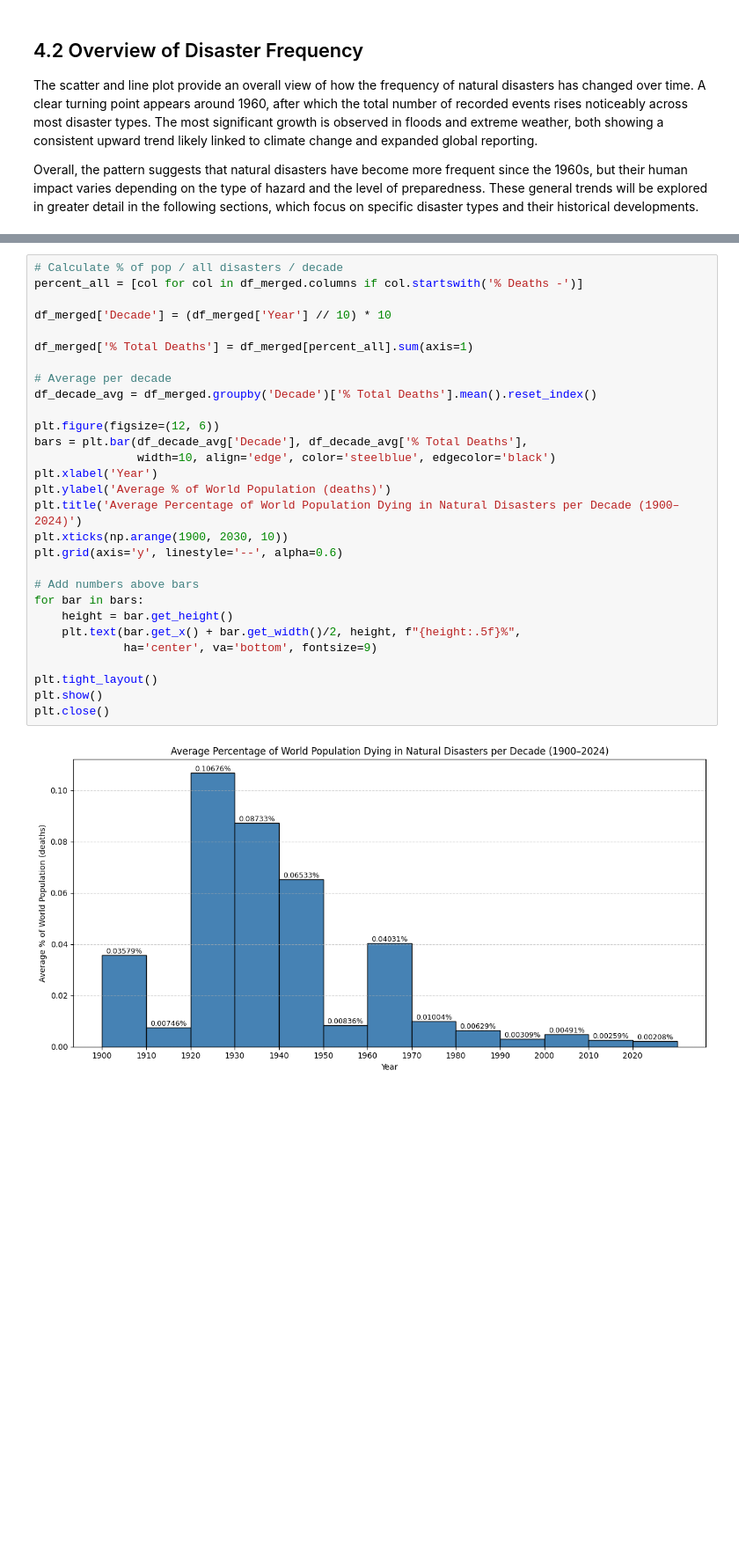
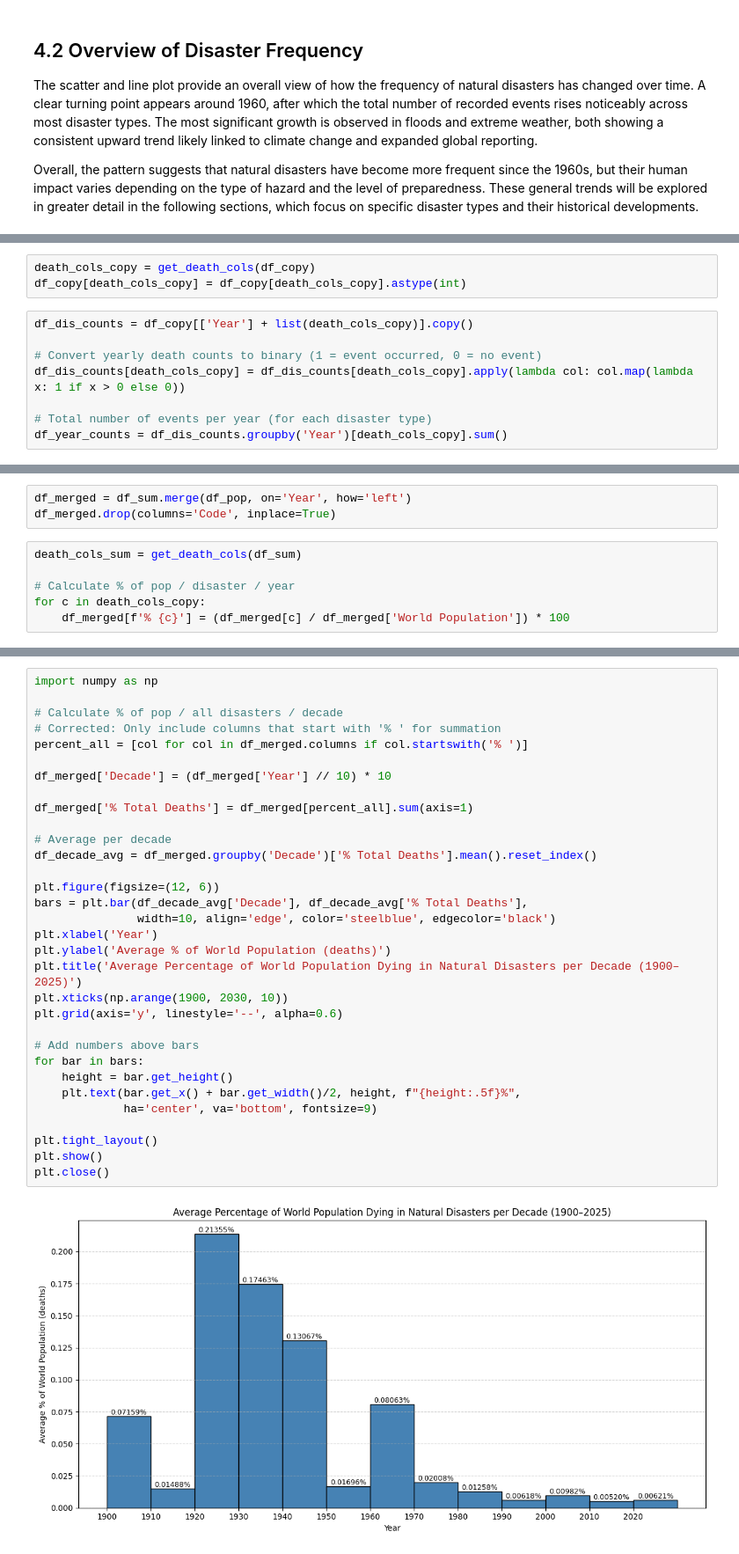
Before and after one commit to Maria-Kolouchova/natural-disasters-analysis, a Jupyter notebook: NaturalDisasterImpacts.ipynb, the cells around one changed output, grey strips where cells are left out. Shown at 88% size. Cells and saved outputs as stored; diff of their text form; blank space fills up the shorter version.

```diff
--- a/NaturalDisasterImpacts.ipynb
+++ b/NaturalDisasterImpacts.ipynb
@@ -548,0 +210,11 @@ for c in death_cols:
+# %%
+death_cols_copy = get_death_cols(df_copy)
+df_copy[death_cols_copy] = df_copy[death_cols_copy].astype(int)
+# %%
+df_dis_counts = df_copy[['Year'] + list(death_cols_copy)].copy()
+
+# Convert yearly death counts to binary (1 = event occurred, 0 = no event)
+df_dis_counts[death_cols_copy] = df_dis_counts[death_cols_copy].apply(lambda col: col.map(lambda x: 1 if x > 0 else 0))
+
+# Total number of events per year (for each disaster type)
+df_year_counts = df_dis_counts.groupby('Year')[death_cols_copy].sum()
@@ -549,3 +536,12 @@ for c in death_cols:
+# %%
+df_merged = df_sum.merge(df_pop, on='Year', how='left')
+df_merged.drop(columns='Code', inplace=True)
+# %%
+death_cols_sum = get_death_cols(df_sum)
+
+# Calculate % of pop / disaster / year
+for c in death_cols_copy:
+    df_merged[f'% {c}'] = (df_merged[c] / df_merged['World Population']) * 100
 # %%
 df_merged.head()
 # %% [output]
@@ -578,34 +574,37 @@ plt.close()
 # %%
+import numpy as np
+
 # Calculate % of pop / all disasters / decade
-percent_all = [col for col in df_merged.columns if col.startswith('% Deaths -')]
+# Corrected: Only include columns that start with '% ' for summation
+percent_all = [col for col in df_merged.columns if col.startswith('% ')]
 
 df_merged['Decade'] = (df_merged['Year'] // 10) * 10
 
 df_merged['% Total Deaths'] = df_merged[percent_all].sum(axis=1)
 
 # Average per decade
 df_decade_avg = df_merged.groupby('Decade')['% Total Deaths'].mean().reset_index()
 
 plt.figure(figsize=(12, 6))
 bars = plt.bar(df_decade_avg['Decade'], df_decade_avg['% Total Deaths'],
                width=10, align='edge', color='steelblue', edgecolor='black')
 plt.xlabel('Year')
 plt.ylabel('Average % of World Population (deaths)')
-plt.title('Average Percentage of World Population Dying in Natural Disasters per Decade (1900–2024)')
+plt.title('Average Percentage of World Population Dying in Natural Disasters per Decade (1900–2025)')
 plt.xticks(np.arange(1900, 2030, 10))
 plt.grid(axis='y', linestyle='--', alpha=0.6)
 
 # Add numbers above bars
 for bar in bars:
     height = bar.get_height()
     plt.text(bar.get_x() + bar.get_width()/2, height, f"{height:.5f}%",
              ha='center', va='bottom', fontsize=9)
 
 plt.tight_layout()
 plt.show()
 plt.close()
 # %% [output]
-[figure, old version]
+[figure, new version]
 # %% [markdown]
 The results show a dramatic decline in the share of the global population dying from natural disasters over the past century.
 Between 1900 and 1960, disaster-related deaths often accounted for between **0.03% and 0.1% of the world’s population**, with the highest peaks occurring during the **1920s and 1930s** — decades marked not only by global conflict and famine but also by severe droughts and floods that devastated large regions.
```
Also changed, not shown: parts of 71 cells of this notebook.
